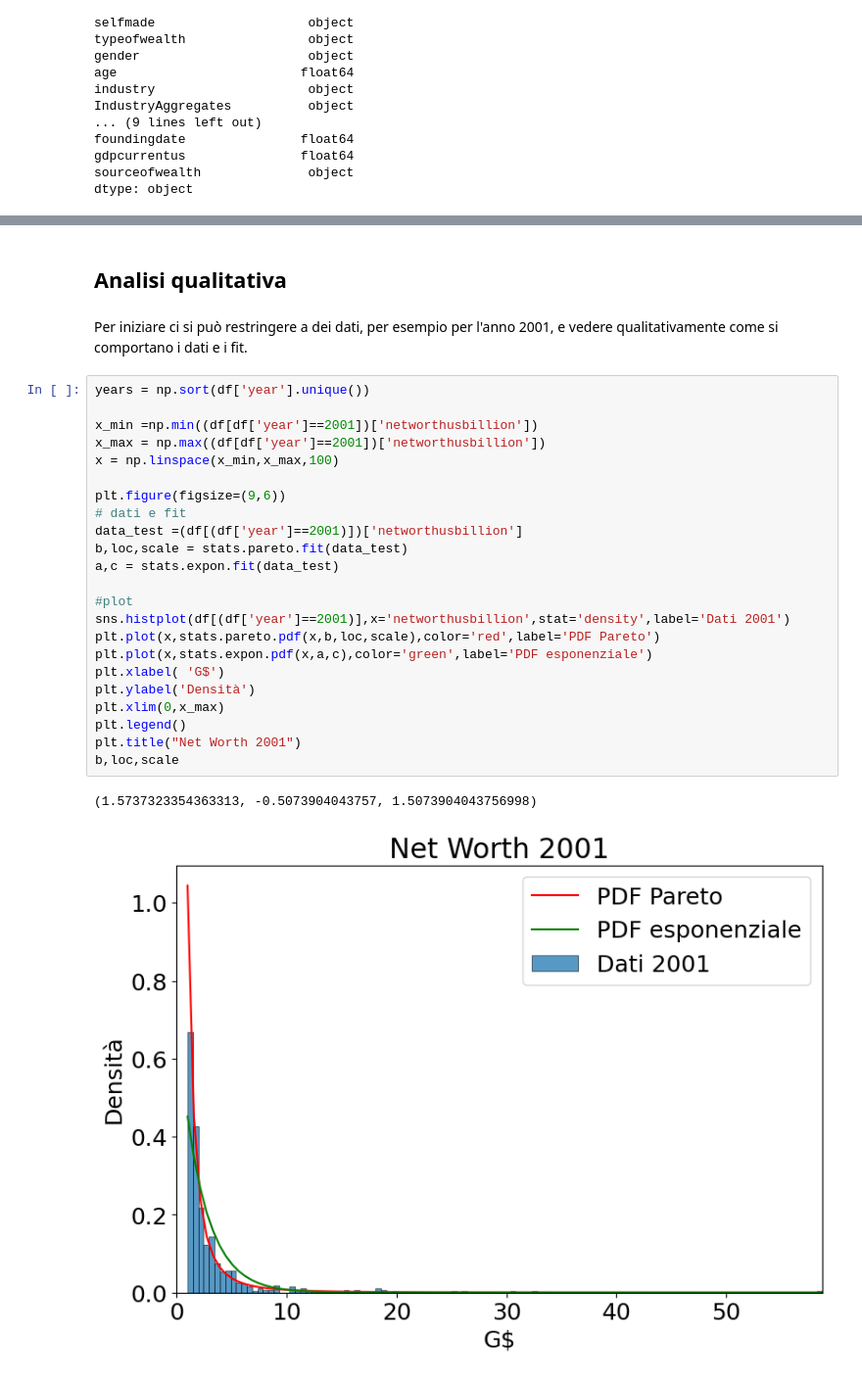
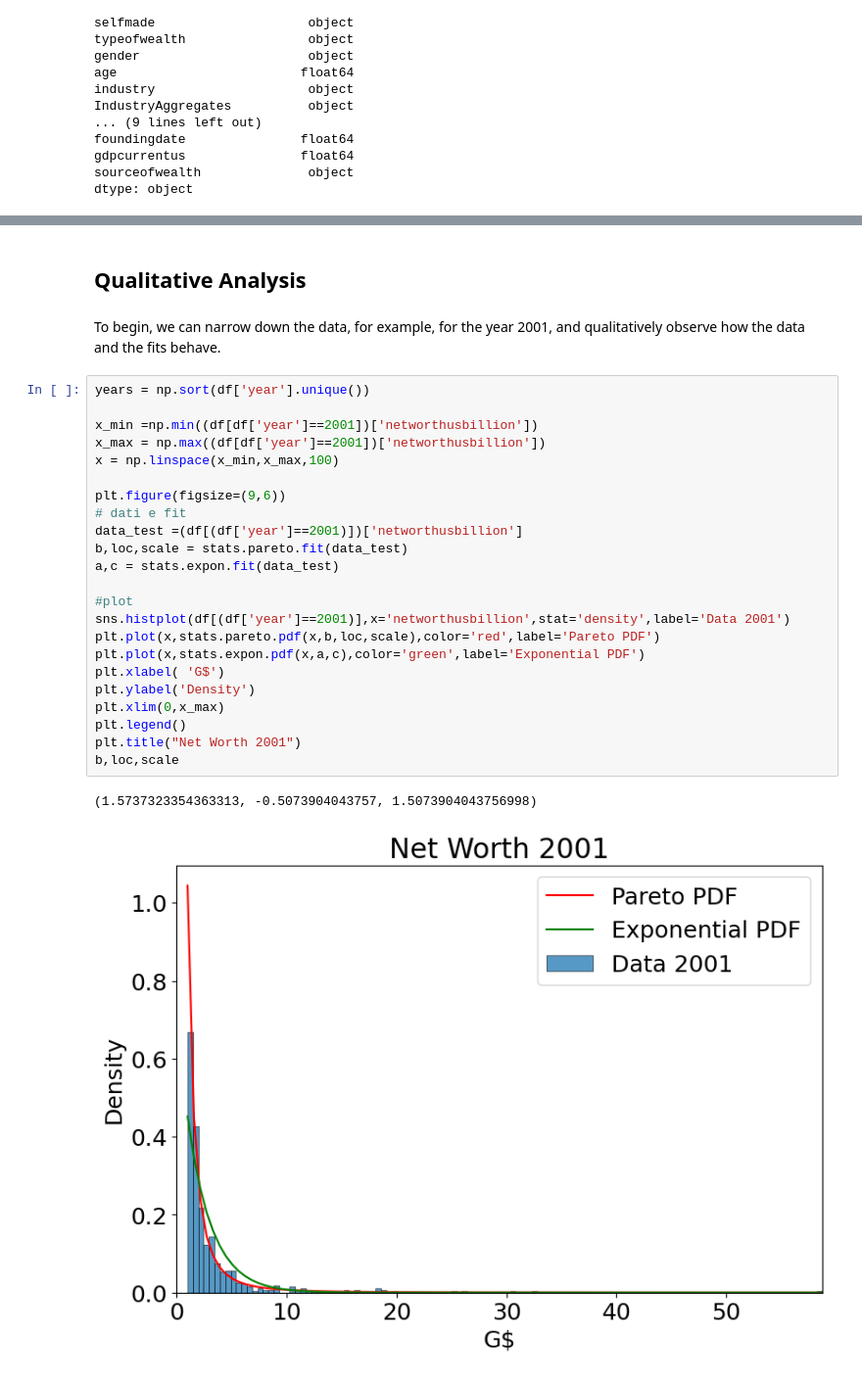
Before and after one commit to Riccardo-Martelli/Probability-and-statistics, a Jupyter notebook: Esame_17_02_Riccardo_Martelli.ipynb, the cells around one changed output, grey strips where cells are left out. Shown at 98% size. Cells and saved outputs as stored; diff of their text form.

```diff
--- a/Esame_17_02_Riccardo_Martelli.ipynb
+++ b/Esame_17_02_Riccardo_Martelli.ipynb
@@ -192,31 +197,31 @@ Se i vincoli non sono rispettati valore di aspettazione e/o varianza vengono pos
 # %% [markdown]
-## Analisi qualitativa
+## Qualitative Analysis
 # %% [markdown]
-Per iniziare ci si può restringere a dei dati, per esempio per l'anno 2001, e vedere qualitativamente come si comportano i dati e i fit.
+To begin, we can narrow down the data, for example, for the year 2001, and qualitatively observe how the data and the fits behave.
 # %%
 years = np.sort(df['year'].unique())
 
 x_min =np.min((df[df['year']==2001])['networthusbillion'])
 x_max = np.max((df[df['year']==2001])['networthusbillion'])
 x = np.linspace(x_min,x_max,100)
 
 plt.figure(figsize=(9,6))
 # dati e fit
 data_test =(df[(df['year']==2001)])['networthusbillion']
 b,loc,scale = stats.pareto.fit(data_test)
 a,c = stats.expon.fit(data_test)
 
 #plot
-sns.histplot(df[(df['year']==2001)],x='networthusbillion',stat='density',label='Dati 2001')
-plt.plot(x,stats.pareto.pdf(x,b,loc,scale),color='red',label='PDF Pareto')
-plt.plot(x,stats.expon.pdf(x,a,c),color='green',label='PDF esponenziale')
+sns.histplot(df[(df['year']==2001)],x='networthusbillion',stat='density',label='Data 2001')
+plt.plot(x,stats.pareto.pdf(x,b,loc,scale),color='red',label='Pareto PDF')
+plt.plot(x,stats.expon.pdf(x,a,c),color='green',label='Exponential PDF')
 plt.xlabel( 'G$')
-plt.ylabel('Densità')
+plt.ylabel('Density')
 plt.xlim(0,x_max)
 plt.legend()
 plt.title("Net Worth 2001")
 b,loc,scale
 # %% [output]
 (1.5737323354363313, -0.5073904043757, 1.5073904043756998)
-[figure, old version]
+[figure, new version]
 # %% [markdown]
```
Also changed, not shown: parts of 41 cells of this notebook.
